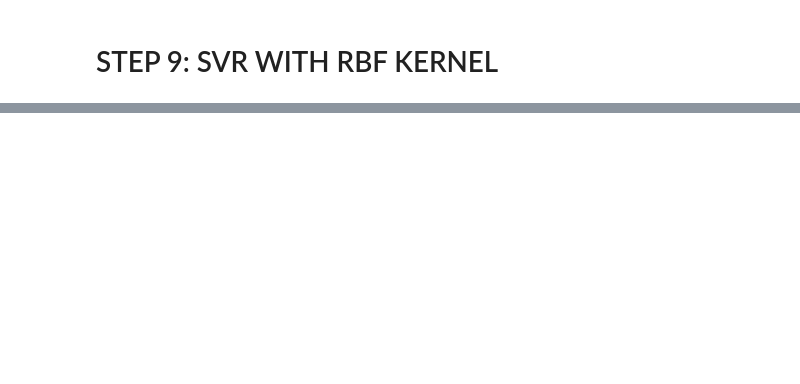
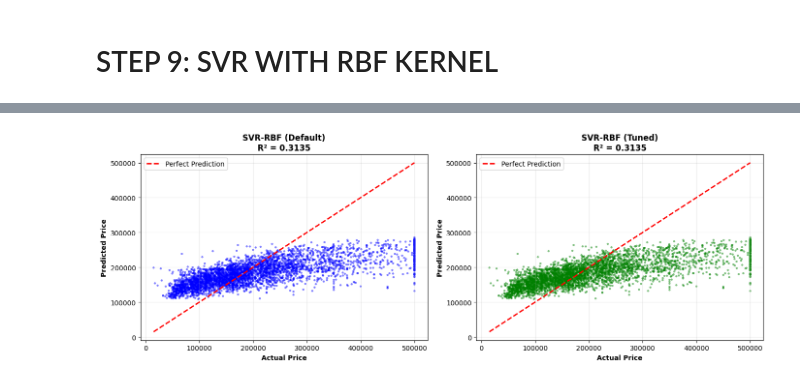
Before and after one commit to mistrytejasm/Machine-Learning-Algorithms-Sklearn, a Jupyter notebook: 04_Support_Vector_Regression(SVR)_California_Housing.ipynb, the cells around one changed output, grey strips where cells are left out. Drawn from its saved outputs; the diff is of its cells as text; code cells hidden in the pictures; blank space fills up the shorter version.

```diff
--- a/04_Support_Vector_Regression(SVR)_California_Housing.ipynb
+++ b/04_Support_Vector_Regression(SVR)_California_Housing.ipynb
@@ -285,0 +288,2 @@ model_rbf
+# %%
+y_pred_rbf = model_rbf.predict(X_test_scaler)
@@ -285,0 +311,3 @@ model_rbf
+# %%
+model_poly = SVR(kernel='poly', degree=2, C=100, epsilon=0.1)
+model_poly.fit(X_train_scaler, y_train)
@@ -285,0 +316,2 @@ model_rbf
+# %%
+y_pred_poly = model_poly.predict(X_test_scaler)
@@ -285,0 +335,13 @@ model_rbf
+# %%
+results = pd.DataFrame({
+    'Kernel': ['Linear', 'RBF', 'Polynomial'],
+    'R² Score': [linear_r2, rbf_r2, poly_r2],
+    'MAE': [linear_mae, rbf_mae, poly_mae],
+    'RMSE': [linear_rmse, rbf_rmse, poly_rmse]
+})
+
+print("\n")
+print(results.to_string(index=False))
+
+best_idx = results['R² Score'].idxmax()
+print(f"\n✓ Best Kernel (before tuning): {results.loc[best_idx, 'Kernel']}")
@@ -285,0 +458,66 @@ model_rbf
+# %%
+print("\n[STEP 7] Generating Visualizations...")
+
+# Actual vs Predicted
+fig, axes = plt.subplots(1, 2, figsize=(14, 5))
+
+# Before tuning
+axes[0].scatter(y_test, y_pred_rbf, alpha=0.5, s=10, color='blue', edgecolor='none')
+axes[0].plot([y_test.min(), y_test.max()],
+             [y_test.min(), y_test.max()],
+             'r--', lw=2, label='Perfect Prediction')
+axes[0].set_xlabel('Actual Price', fontweight='bold')
+axes[0].set_ylabel('Predicted Price', fontweight='bold')
+axes[0].set_title(f'SVR-RBF (Default)\nR² = {rbf_r2:.4f}', fontweight='bold')
+axes[0].legend()
+axes[0].grid(True, alpha=0.3)
+
+# After tuning
+axes[1].scatter(y_test, y_pred_tuned, alpha=0.5, s=10, color='green', edgecolor='none')
+axes[1].plot([y_test.min(), y_test.max()],
+             [y_test.min(), y_test.max()],
+             'r--', lw=2, label='Perfect Prediction')
+axes[1].set_xlabel('Actual Price', fontweight='bold')
+axes[1].set_ylabel('Predicted Price', fontweight='bold')
+axes[1].set_title(f'SVR-RBF (Tuned)\nR² = {tuned_r2:.4f}', fontweight='bold')
+axes[1].legend()
+axes[1].grid(True, alpha=0.3)
+
+plt.tight_layout()
+plt.show()
+
+# Kernel Comparison
+plt.figure(figsize=(10, 6))
+plt.bar(results['Kernel'], results['R² Score'],
+        color=['blue', 'green', 'orange'], edgecolor='black')
+plt.ylabel('R² Score', fontweight='bold', fontsize=12)
+plt.title('SVR Kernel Comparison - California Housing', fontweight='bold', fontsize=14)
+plt.ylim([0, 1])
+plt.grid(True, alpha=0.3, axis='y')
+plt.tight_layout()
+plt.show()
+
+# Residual Plot
+residuals = y_test - y_pred_tuned
+
+plt.figure(figsize=(10, 5))
+plt.scatter(y_pred_tuned, residuals, alpha=0.5, s=10, color='purple', edgecolor='none')
+plt.axhline(y=0, color='red', linestyle='--', lw=2)
+plt.xlabel('Predicted Values', fontweight='bold')
+plt.ylabel('Residuals', fontweight='bold')
+plt.title('Residual Plot - SVR (Tuned)', fontweight='bold')
+plt.grid(True, alpha=0.3)
+plt.tight_layout()
+plt.show()
+
+print("\n" + "="*70)
+print("SVR IMPLEMENTATION COMPLETE!")
+print("="*70)
+
+# Final Summary
+print(f"\n✓ Best Model: SVR-RBF (Tuned)")
+print(f"✓ Test R² Score: {tuned_r2:.4f}")
+print(f"✓ Test RMSE: ${tuned_rmse:.2f}")
+print(f"✓ Dataset Size: {len(df):,} samples (40x larger than Boston)")
+print(f"✓ Improvement from tuning: {improvement:.2f}%")
+# %% [output]
@@ -285,0 +525 @@ model_rbf
+[figure, added]
```
Also changed, not shown: parts of 23 cells of this notebook, 1 other file.
